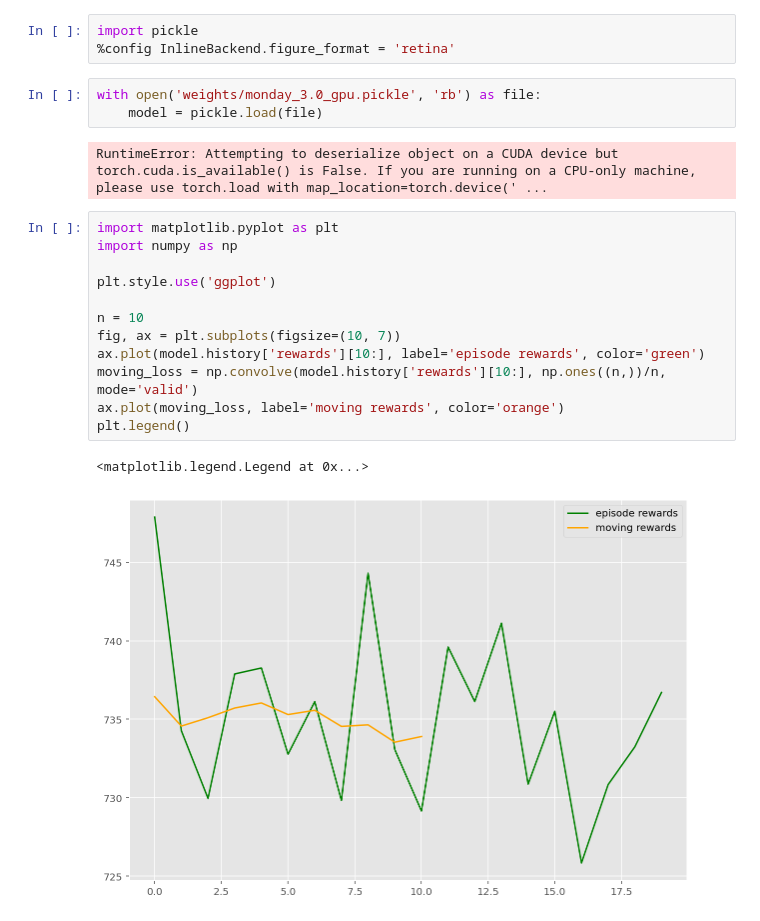
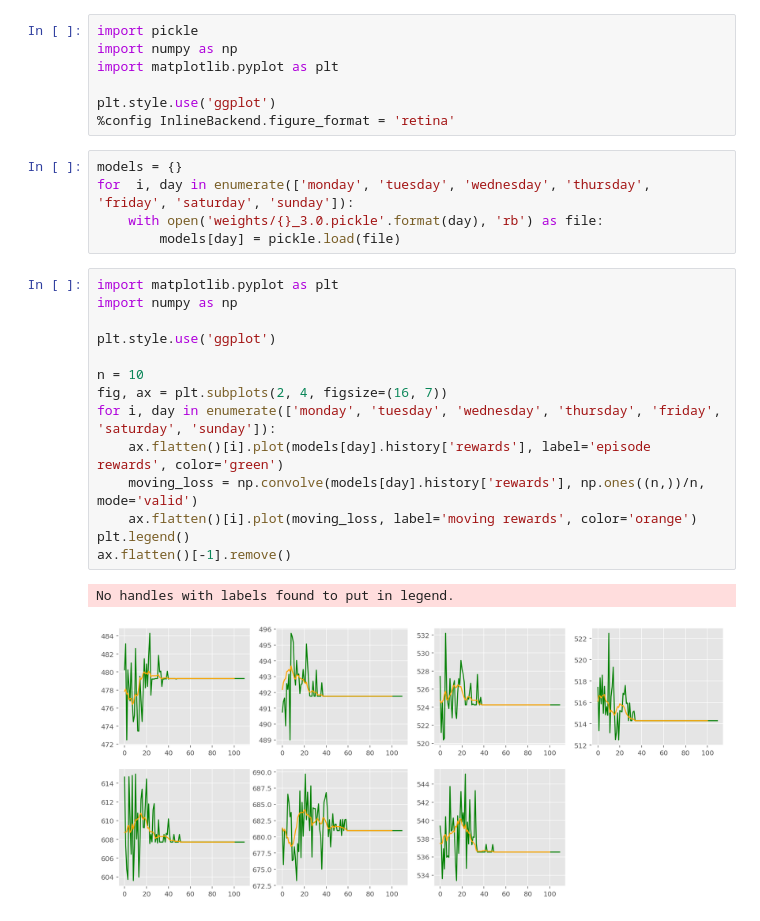
Before and after one commit to scespinoza/louisville-scooters, a Jupyter notebook: Training Curves.ipynb, the cells around one changed output. Saved outputs shown, nothing was run; the diff lists cells and outputs as text.

```diff
--- a/Training Curves.ipynb
+++ b/Training Curves.ipynb
@@ -1,26 +1,32 @@
 # %%
 import pickle
+import numpy as np
+import matplotlib.pyplot as plt
+
+plt.style.use('ggplot')
 %config InlineBackend.figure_format = 'retina'
-# %%
-with open('weights/monday_3.0_gpu.pickle', 'rb') as file:
-    model = pickle.load(file)
-# %% [output]
-RuntimeError: Attempting to deserialize object on a CUDA device but torch.cuda.is_available() is False. If you are running on a CPU-only machine, please use torch.load with map_location=torch.device(' ...
+# %%
+models = {}
+for  i, day in enumerate(['monday', 'tuesday', 'wednesday', 'thursday', 'friday', 'saturday', 'sunday']):
+    with open('weights/{}_3.0.pickle'.format(day), 'rb') as file:
+        models[day] = pickle.load(file)
 # %%
 import matplotlib.pyplot as plt
 import numpy as np
 
 plt.style.use('ggplot')
 
 n = 10
-fig, ax = plt.subplots(figsize=(10, 7))
-ax.plot(model.history['rewards'][10:], label='episode rewards', color='green')
-moving_loss = np.convolve(model.history['rewards'][10:], np.ones((n,))/n, mode='valid')
-ax.plot(moving_loss, label='moving rewards', color='orange')
+fig, ax = plt.subplots(2, 4, figsize=(16, 7))
+for i, day in enumerate(['monday', 'tuesday', 'wednesday', 'thursday', 'friday', 'saturday', 'sunday']):
+    ax.flatten()[i].plot(models[day].history['rewards'], label='episode rewards', color='green')
+    moving_loss = np.convolve(models[day].history['rewards'], np.ones((n,))/n, mode='valid')
+    ax.flatten()[i].plot(moving_loss, label='moving rewards', color='orange')
 plt.legend()
+ax.flatten()[-1].remove()
 # %% [output]
-<matplotlib.legend.Legend at 0x...>
+No handles with labels found to put in legend.
-[figure, old version]
+[figure, new version]
 # %%
 fig, ax = plt.subplots(figsize=(10, 7))
 n = 24
```
Also changed, not shown: parts of 1 cell of this notebook, 9 other files.
